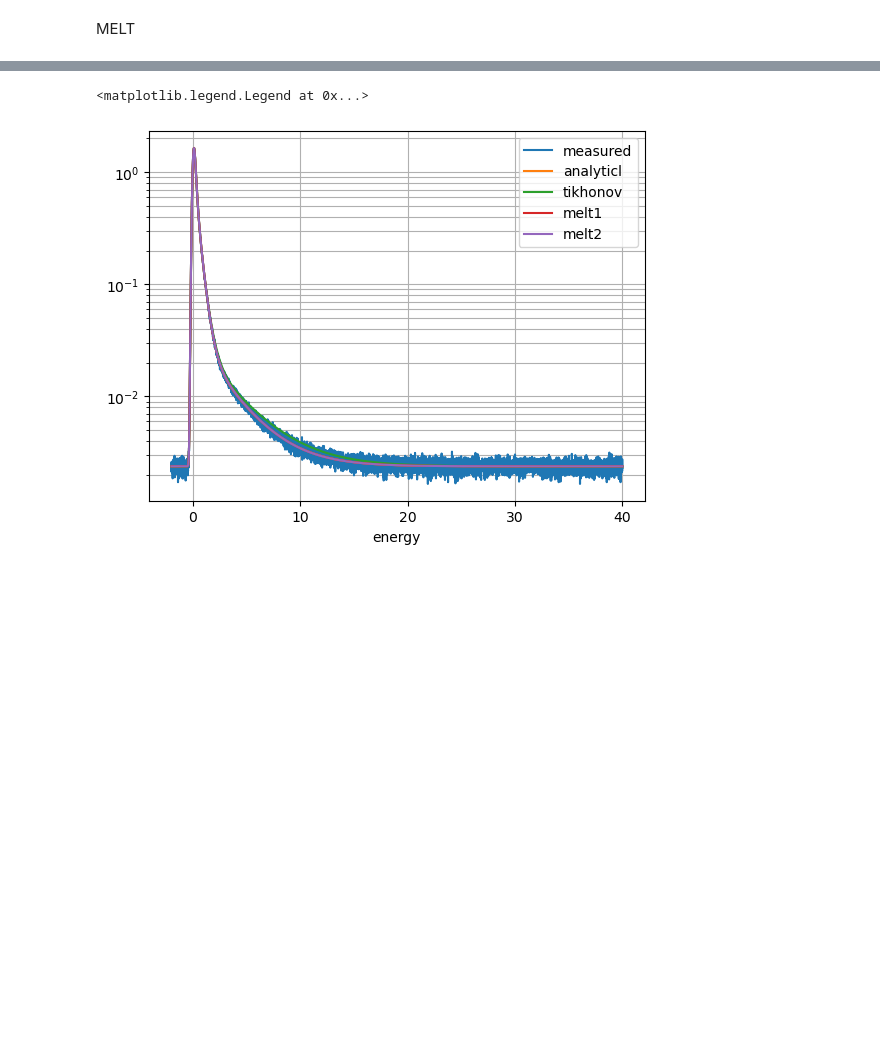
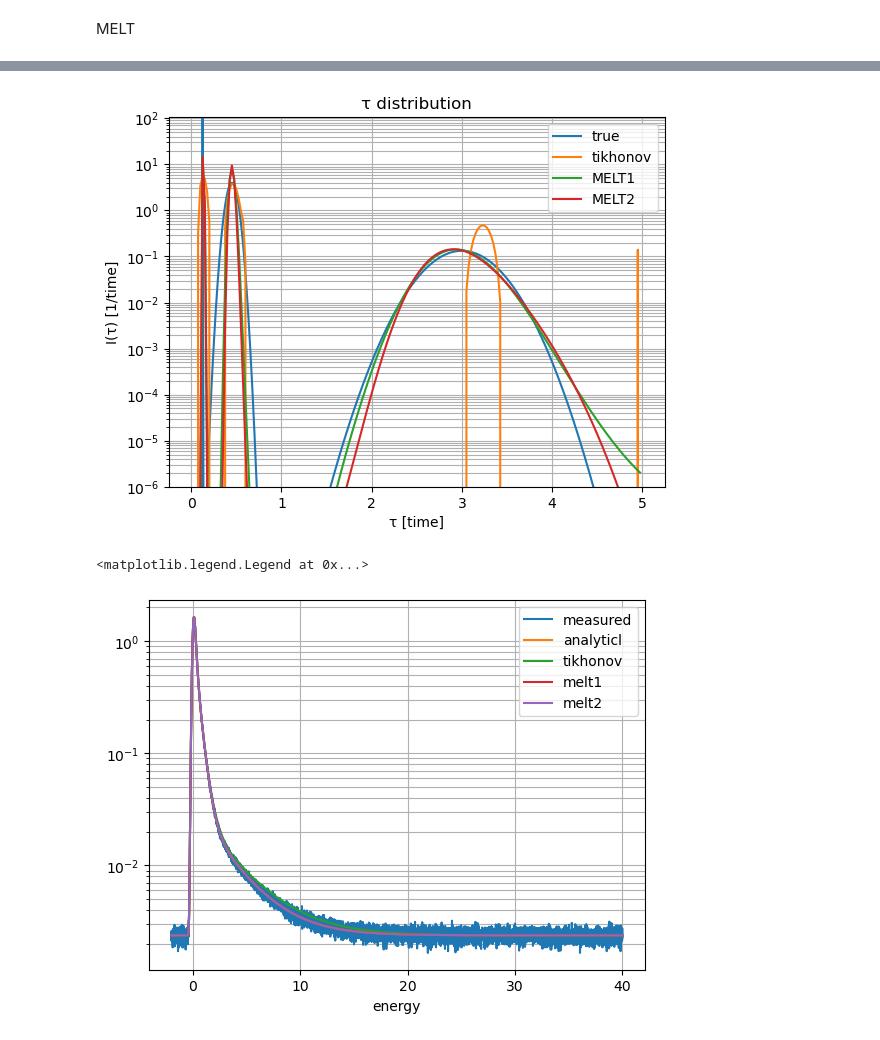
Before and after one commit to achiyaAmrusi/scipas, a Jupyter notebook: examples/lifetime/lifetime_inversion-Copy1.ipynb, the cells around one changed output, grey strips where cells are left out. Drawn from its saved outputs; the diff is of its cells as text; code cells hidden in the pictures; blank space fills up the shorter version.

```diff
--- a/examples/lifetime/lifetime_inversion-Copy1.ipynb
+++ b/examples/lifetime/lifetime_inversion-Copy1.ipynb
@@ -430,21 +452,23 @@ plt.show()
 # %%
 plt.plot(fine_τ_grid, true_τ_distribution, label="true")
-plt.plot(τ_grid, q/np.trapz(q,τ_grid), label='tikhonov')
-plt.plot(τ_grid, melt_q1/np.trapz(melt_q1,τ_grid), label='MELT1')
-plt.plot(τ_grid, melt_q2/np.trapz(melt_q2,τ_grid), label='MELT2')
+plt.plot(τ_grid, q, label='tikhonov')
+plt.plot(τ_grid, melt_q1, label='MELT1')
+plt.plot(τ_grid, melt_q2, label='MELT2')
 
 plt.yscale("log")
 #plt.xscale("log")
 
 plt.ylim([1e-6, true_τ_distribution.max()])
 plt.grid(which="both")
 
 plt.title("τ distribution")
 plt.ylabel("I(τ) [1/time]")
 plt.xlabel("τ [time]")
 
 plt.legend()
 plt.show()
+# %% [output]
+[figure, added]
 # %%
 melt_result_model1 = LifetimeModel('', τ_grid, melt_q1/np.trapz(melt_q1,τ_grid))
 melt_result_model2 = LifetimeModel('', τ_grid, melt_q2/np.trapz(melt_q2,τ_grid))
```
Also changed, not shown: parts of 11 cells of this notebook, 4 other files.
